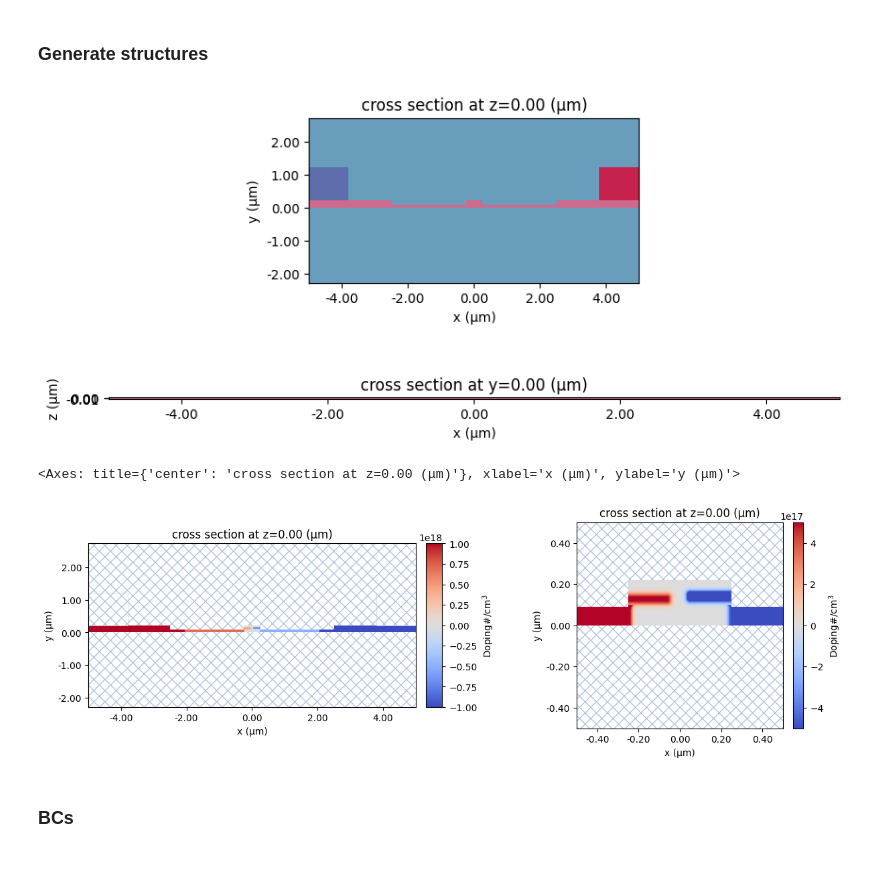
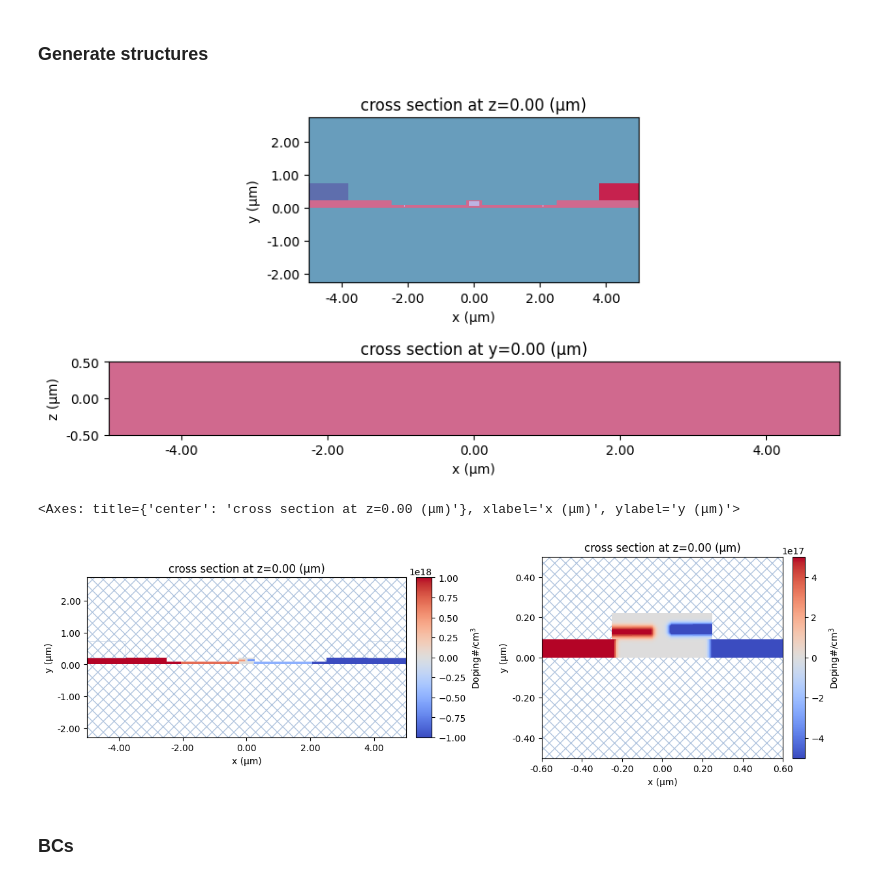
Before and after one commit to marc-flex/charge_notebooks, a Jupyter notebook: Hochberg_with_neff.ipynb, the cells around one changed output. Saved outputs shown, nothing was run; the diff lists cells and outputs as text; code cells hidden in the pictures.

Commit message:
2D mesh plus convenience function for perturbation medium

```diff
--- a/Hochberg_with_neff.ipynb
+++ b/Hochberg_with_neff.ipynb
@@ -20,10 +20,10 @@ w_side = 2.5
 h_side = 0.22
 
 w_contact = 1.2
-h_contact = 0.2
-h_contact = 1.
+h_contact = 0.5
 
 z_size = h_clearance/5
+z_size = 1
 
 res = h_clearance/10
 # %% [markdown]
@@ -114,6 +138,9 @@ Si_2D_doping = td.MultiPhysicsMedium(
     ),
     name="Si_doping",
 )
+
+# let's create a material for refinement
+refined_si = Si_2D_doping.updated_copy(name="refine")
 # %% [markdown]
 ### Generate structures
 # %%
@@ -126,14 +153,8 @@ oxide = td.Structure(
     name="oxide"
 )
 
-core_p = td.Structure(
-    geometry=td.Box(center=(-w_core/2, h_core/2, 0), size=(w_core, h_core, z_size)),
-    medium=Si_2D_doping,
-    name="core_p"
-)
-
-core_n = td.Structure(
-    geometry=td.Box(center=(w_core/2, h_core/2, 0), size=(w_core, h_core, z_size)),
+core = td.Structure(
+    geometry=td.Box(center=(0, h_core/2, 0), size=(w_core*2, h_core, z_size)),
     medium=Si_2D_doping,
     name="core_n"
 )
@@ -174,31 +195,51 @@ contact_right = td.Structure(
     medium=aux_right,
     name="contact_right"
 )
+
+# structure for refinement
+refine1 = td.Structure(
+    geometry=td.Box(center=(-2.1, h_clearance/2, 0), size=(0.04, h_clearance*0.8, z_size)),
+    medium=refined_si,
+    name="refine1"
+)
+
+refine2 = td.Structure(
+    geometry=td.Box(center=(2.1, h_clearance/2, 0), size=(0.04, h_clearance*0.8, z_size)),
+    medium=refined_si,
+    name="refine2"
+)
+
+refine_core = td.Structure(
+    geometry=td.Box(center=(0, h_core/2, 0), size=(0.3, 0.15, z_size)),
+    medium=refined_si,
+    name="refine_core"
+)
 # %%
 # create a scene with the previous structures
-all_structures = [oxide, core_p, core_n, clearance_n, clearance_p, side_p, side_n, contact_left, contact_right]
+all_structures = [oxide, core, clearance_n, clearance_p, side_p, side_n, contact_left, contact_right]
+refinement_structs = [refine_core, refine1, refine2]
 
 scene = td.Scene(
     medium=air,
-    structures=all_structures,
+    structures=all_structures + refinement_structs,
 )
 
 
 _, ax = plt.subplots(2, 1, figsize=(10, 5))
 
 scene.plot(z=0, ax=ax[0])
 scene.plot(y=5e-6, ax=ax[1])
 plt.show()
 # %% [output]
-[figure, old version]
+[figure, new version]
 # %%
 # plot doping from scene
 _, ax = plt.subplots(1,2, figsize=(15, 4))
 scene.plot_structures_property(z=0, property="doping", ax=ax[0], limits=[-1e18,1e18])
-scene.plot_structures_property(z=0, property="doping", ax=ax[1], hlim=[-0.5,0.5], vlim=[-0.5,0.5], limits=[-5e17,5e17])
+scene.plot_structures_property(z=0, property="doping", ax=ax[1], hlim=[-0.6,0.6], vlim=[-0.5,0.5], limits=[-5e17,5e17])
 # %% [output]
 <Axes: title={'center': 'cross section at z=0.00 (μm)'}, xlabel='x (μm)', ylabel='y (μm)'>
-[figure, old version]
+[figure, new version]
 # %% [markdown]
 ### BCs
 # %%
```
Also changed, not shown: parts of 23 cells of this notebook.
